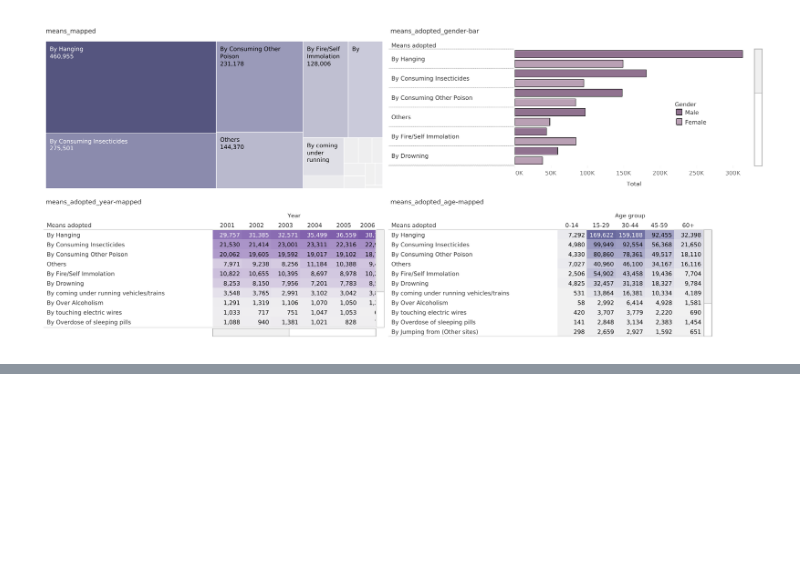
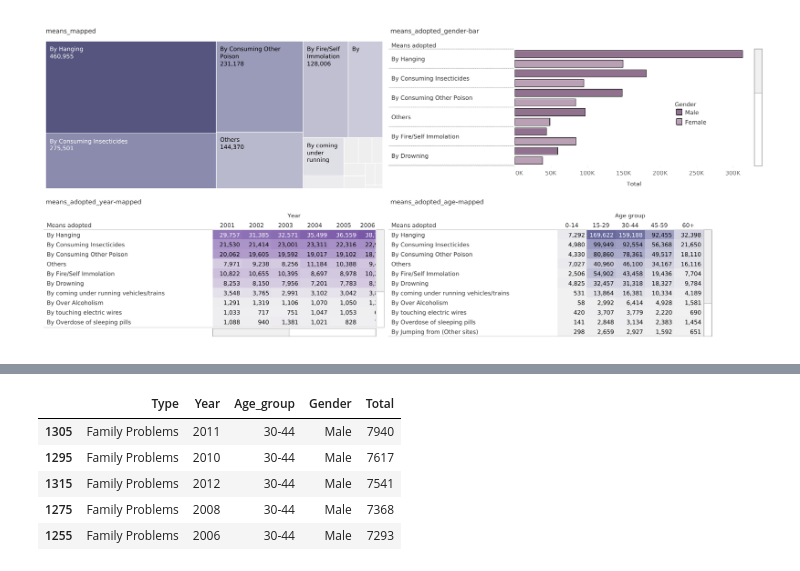
Before and after one commit to htuteja04/EDA, a Jupyter notebook: Notebooks/Suicide_analysis.ipynb, the cells around one changed output, grey strips where cells are left out. Cells and saved outputs as stored; diff of their text form; code cells hidden in the pictures; blank space fills up the shorter version.

```diff
--- a/Notebooks/Suicide_analysis.ipynb
+++ b/Notebooks/Suicide_analysis.ipynb
@@ -346,0 +385,11 @@ means_adopted_df.to_csv('../Datasets/Suicide/means.csv')
+# %%
+Causes = Causes.groupby(['Type', 'Year', 'Age_group', 'Gender'], as_index=False).Total.sum().sort_values(by='Total',ascending=False)
+# %%
+Causes.head()
+# %% [output]
+|  | Type | Year | Age_group | Gender | Total |
+| 1305 | Family Problems | 2011 | 30-44 | Male | 7940 |
+| 1295 | Family Problems | 2010 | 30-44 | Male | 7617 |
+| 1315 | Family Problems | 2012 | 30-44 | Male | 7541 |
+| 1275 | Family Problems | 2008 | 30-44 | Male | 7368 |
+| 1255 | Family Problems | 2006 | 30-44 | Male | 7293 |
```
Also changed, not shown: parts of 7 cells of this notebook, 1 other file.
